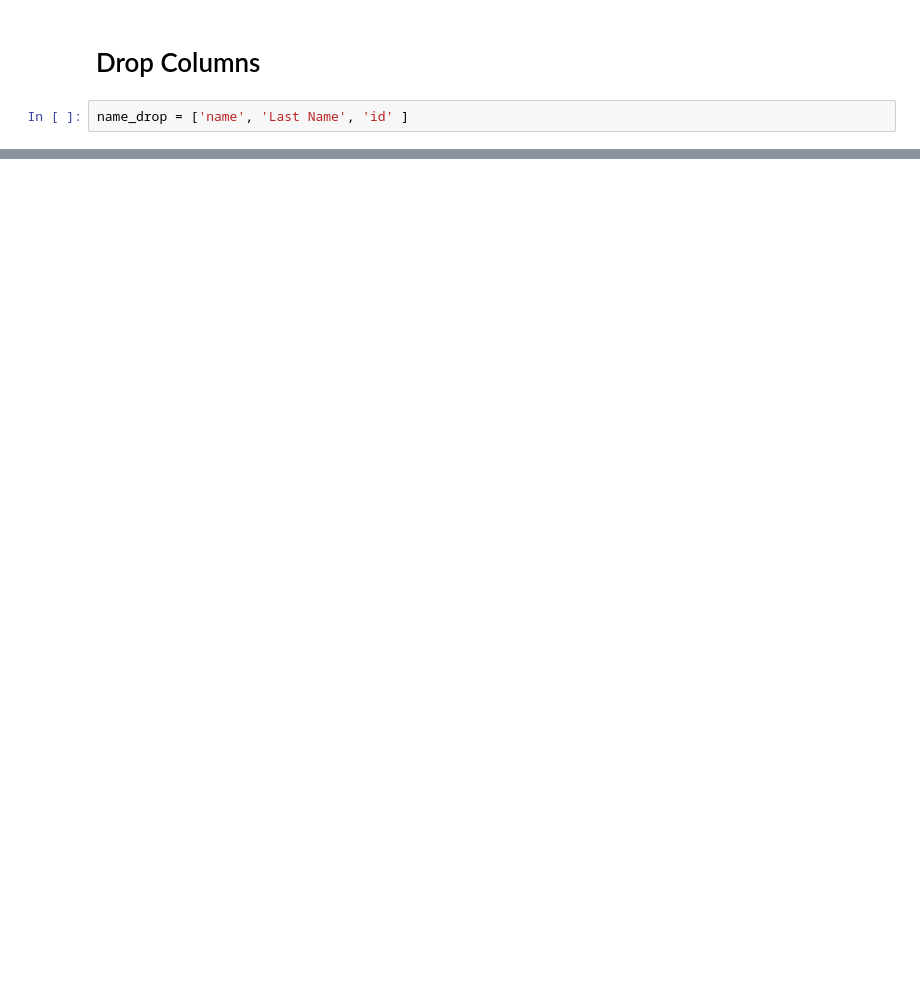
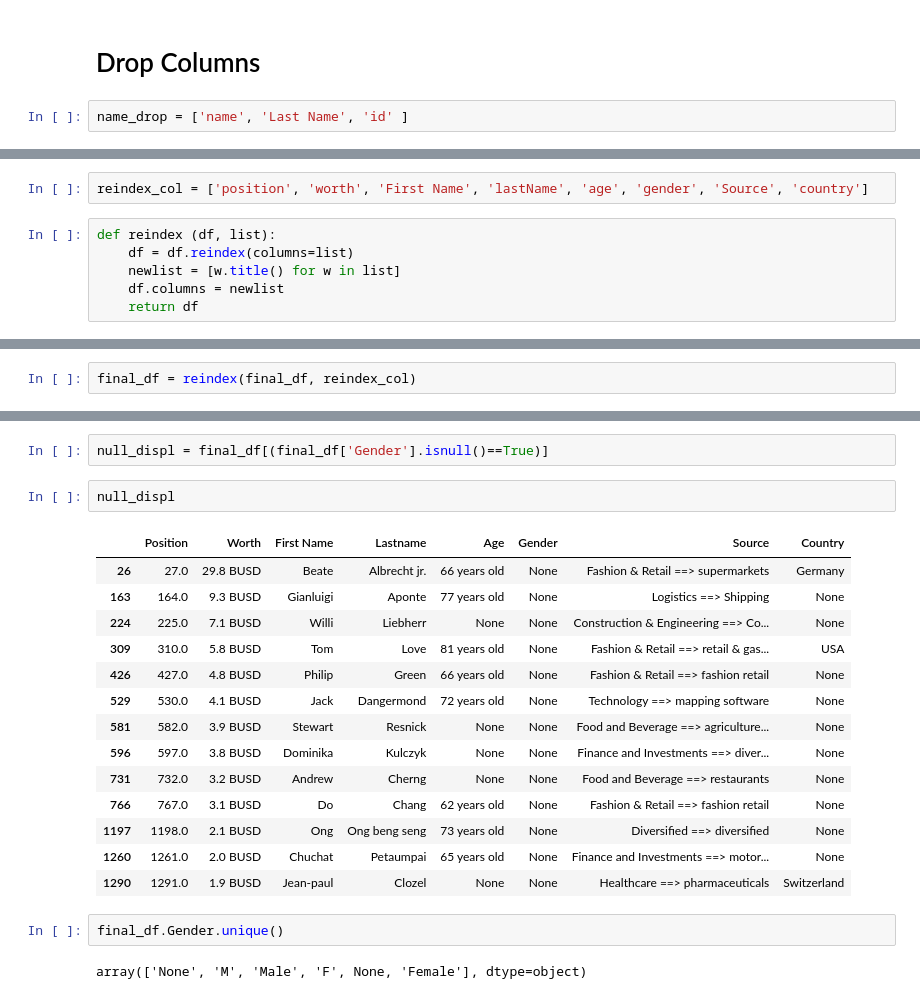
Before and after one commit to sbraca/Ironhack-Module-1-Project-hatching, a Jupyter notebook: notebooks/pipelines_test.ipynb, the cells around one changed output, grey strips where cells are left out. Cells and saved outputs as stored; diff of their text form; blank space fills up the shorter version.

```diff
--- a/notebooks/pipelines_test.ipynb
+++ b/notebooks/pipelines_test.ipynb
@@ -151,0 +120,8 @@ NameError: name 'New_list' is not defined
+# %%
+reindex_col = ['position', 'worth', 'First Name', 'lastName', 'age', 'gender', 'Source', 'country']
+# %%
+def reindex (df, list):
+    df = df.reindex(columns=list)
+    newlist = [w.title() for w in list]
+    df.columns = newlist
+    return df
@@ -151,0 +134,2 @@ NameError: name 'New_list' is not defined
+# %%
+final_df = reindex(final_df, reindex_col)
@@ -151,0 +150,23 @@ NameError: name 'New_list' is not defined
+# %%
+null_displ = final_df[(final_df['Gender'].isnull()==True)]
+# %%
+null_displ
+# %% [output]
+|  | Position | Worth | First Name | Lastname | Age | Gender | Source | Country |
+| 26 | 27.0 | 29.8 BUSD | Beate | Albrecht jr. | 66 years old | None | Fashion & Retail ==> supermarkets | Germany |
+| 163 | 164.0 | 9.3 BUSD | Gianluigi | Aponte | 77 years old | None | Logistics ==> Shipping | None |
+| 224 | 225.0 | 7.1 BUSD | Willi | Liebherr | None | None | Construction & Engineering ==> Co... | None |
+| 309 | 310.0 | 5.8 BUSD | Tom | Love | 81 years old | None | Fashion & Retail ==> retail & gas... | USA |
+| 426 | 427.0 | 4.8 BUSD | Philip | Green | 66 years old | None | Fashion & Retail ==> fashion retail | None |
+| 529 | 530.0 | 4.1 BUSD | Jack | Dangermond | 72 years old | None | Technology ==> mapping software | None |
+| 581 | 582.0 | 3.9 BUSD | Stewart | Resnick | None | None | Food and Beverage ==> agriculture... | None |
+| 596 | 597.0 | 3.8 BUSD | Dominika | Kulczyk | None | None | Finance and Investments ==> diver... | None |
+| 731 | 732.0 | 3.2 BUSD | Andrew | Cherng | None | None | Food and Beverage ==> restaurants | None |
+| 766 | 767.0 | 3.1 BUSD | Do | Chang | 62 years old | None | Fashion & Retail ==> fashion retail | None |
+| 1197 | 1198.0 | 2.1 BUSD | Ong | Ong beng seng | 73 years old | None | Diversified ==> diversified | None |
+| 1260 | 1261.0 | 2.0 BUSD | Chuchat | Petaumpai | 65 years old | None | Finance and Investments ==> motor... | None |
+| 1290 | 1291.0 | 1.9 BUSD | Jean-paul | Clozel | None | None | Healthcare ==> pharmaceuticals | Switzerland |
+# %%
+final_df.Gender.unique()
+# %% [output]
+array(['None', 'M', 'Male', 'F', None, 'Female'], dtype=object)
```
Also changed, not shown: parts of 63 cells of this notebook, 1 other file.
